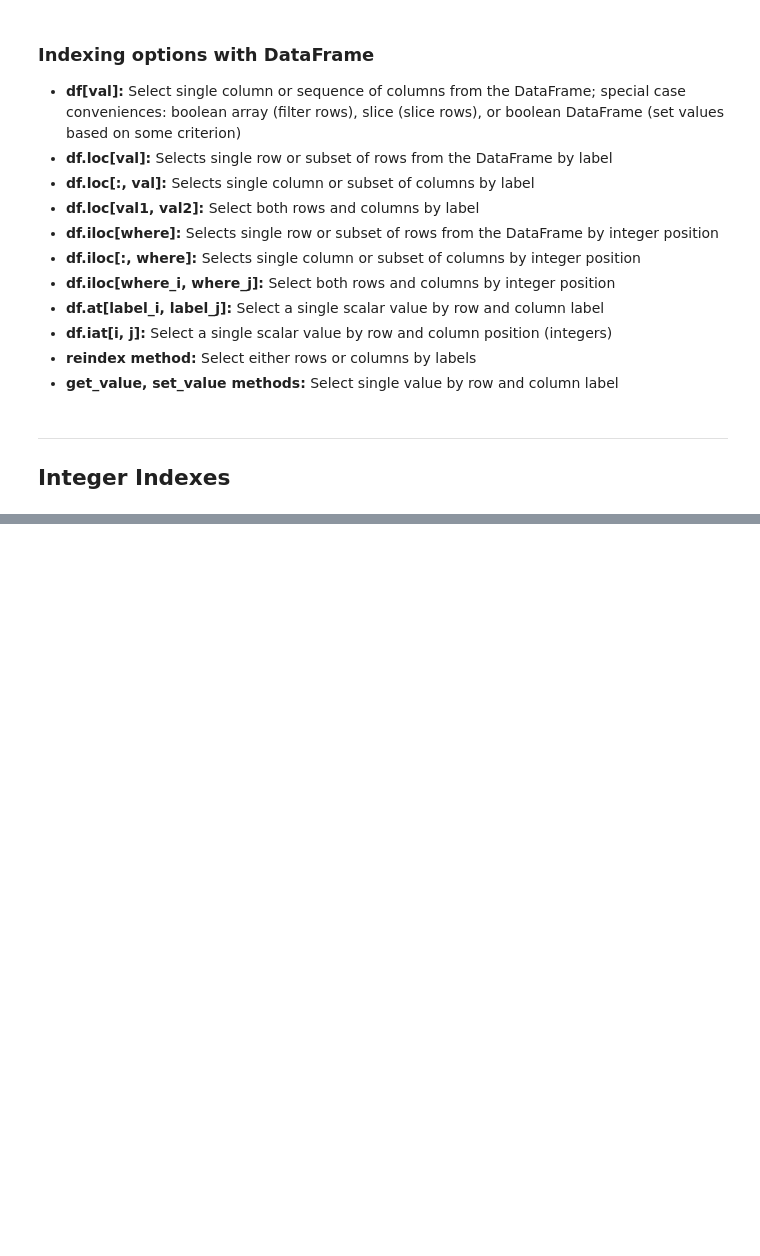
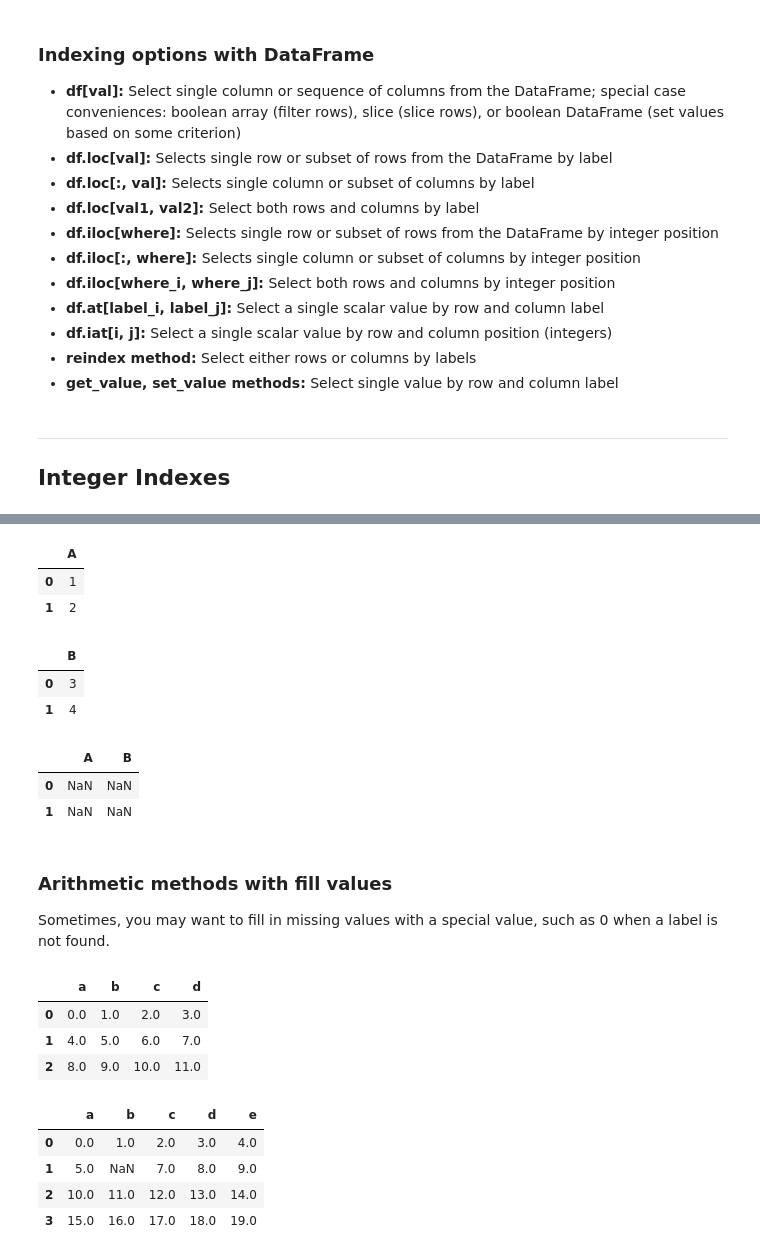
Before and after one commit to vanki2003/Python-for-Data-Analysis, a Jupyter notebook: Chapter 5 Pandas/essential_functionality.ipynb, the cells around one changed output, grey strips where cells are left out. Drawn from its saved outputs; the diff is of its cells as text; code cells hidden in the pictures; blank space fills up the shorter version.

```diff
--- a/Chapter 5 Pandas/essential_functionality.ipynb
+++ b/Chapter 5 Pandas/essential_functionality.ipynb
@@ -364,0 +490,43 @@ ___
+# %%
+df1
+# %% [output]
+|  | A |
+| 0 | 1 |
+| 1 | 2 |
+# %%
+df2
+# %% [output]
+|  | B |
+| 0 | 3 |
+| 1 | 4 |
+# %%
+df1 - df2
+# %% [output]
+|  | A | B |
+| 0 | NaN | NaN |
+| 1 | NaN | NaN |
+# %% [markdown]
+### Arithmetic methods with fill values
+
+Sometimes, you may want to fill in missing values with a special value, such as 0 when a label is not found.
+# %%
+df1 = pd.DataFrame(np.arange(12.).reshape((3, 4)), columns=list('abcd'))
+
+df2 = pd.DataFrame(np.arange(20.).reshape((4, 5)), columns=list('abcde'))
+# %%
+df2.loc[1, 'b'] = np.nan
+# %%
+df1
+# %% [output]
+|  | a | b | c | d |
+| 0 | 0.0 | 1.0 | 2.0 | 3.0 |
+| 1 | 4.0 | 5.0 | 6.0 | 7.0 |
+| 2 | 8.0 | 9.0 | 10.0 | 11.0 |
+# %%
+df2
+# %% [output]
+|  | a | b | c | d | e |
+| 0 | 0.0 | 1.0 | 2.0 | 3.0 | 4.0 |
+| 1 | 5.0 | NaN | 7.0 | 8.0 | 9.0 |
+| 2 | 10.0 | 11.0 | 12.0 | 13.0 | 14.0 |
+| 3 | 15.0 | 16.0 | 17.0 | 18.0 | 19.0 |
```
Also changed, not shown: parts of 50 cells of this notebook, 1 other file.
